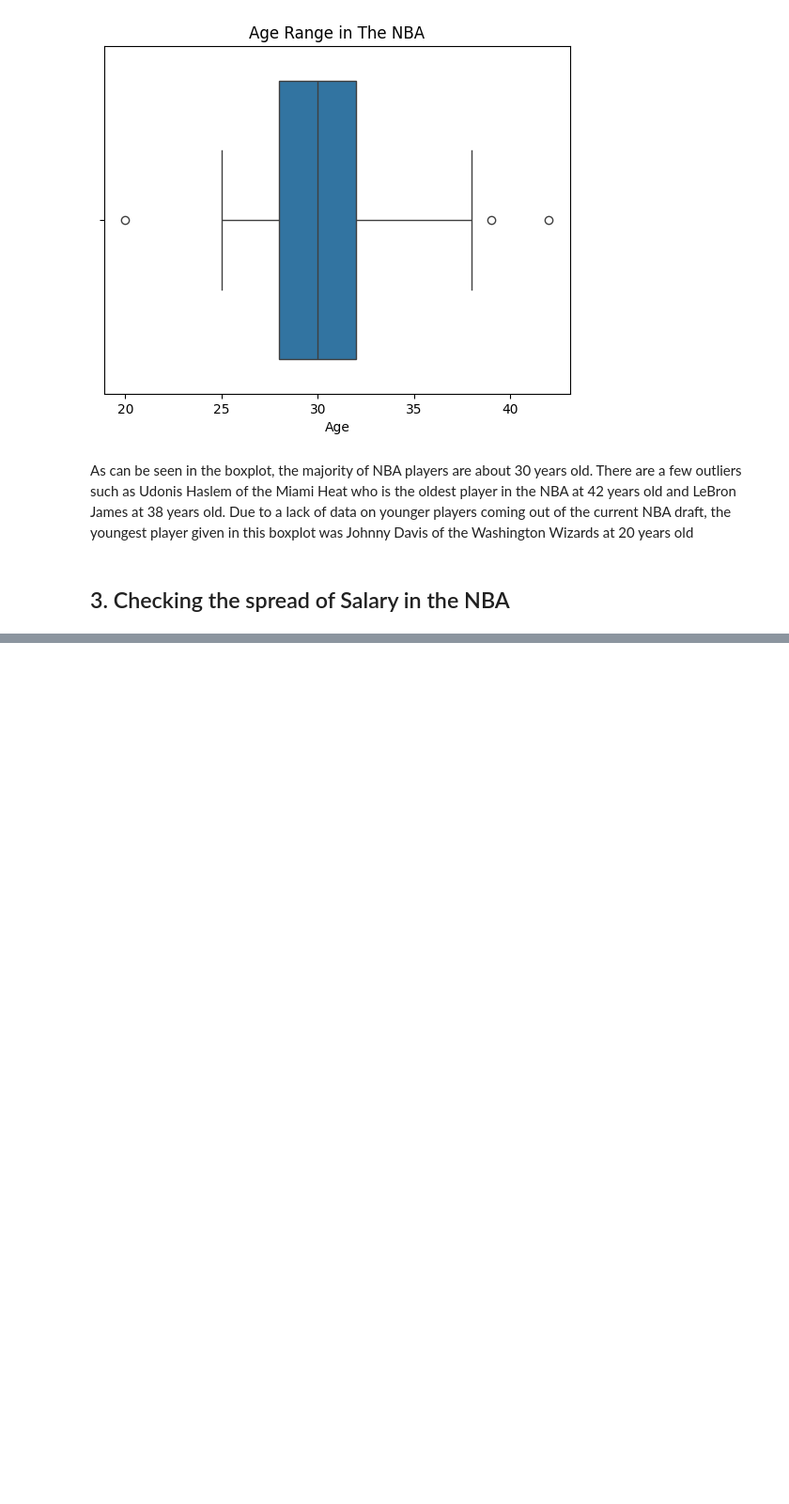
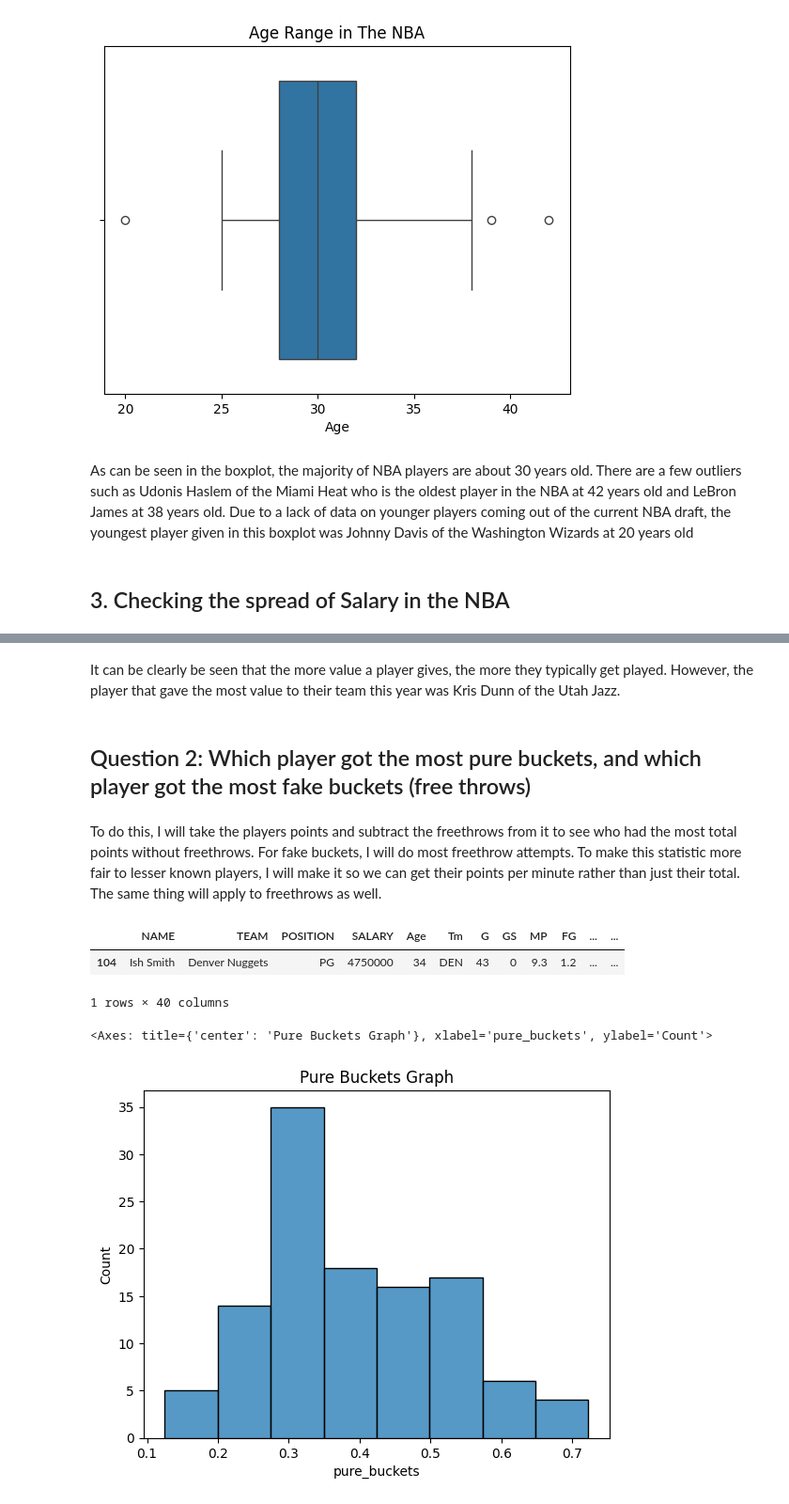
Before and after one commit to MPreys22/Data-Analysis, a Jupyter notebook: dataanalysis.ipynb, the cells around one changed output, grey strips where cells are left out. Shown: that part at 94% size. Saved outputs shown, nothing was run; the diff lists cells and outputs as text; code cells hidden in the pictures; blank space fills up the shorter version.

```diff
--- a/dataanalysis.ipynb
+++ b/dataanalysis.ipynb
@@ -153,0 +192,22 @@ As can be seen in the boxplot, the majority of NBA players are about 30 years ol
+# %% [markdown]
+It can be clearly be seen that the more value a player gives, the more they typically get played. However, the player that gave the most value to their team this year was Kris Dunn of the Utah Jazz.
+# %% [markdown]
+## Question 2: Which player got the most pure buckets, and which player got the most fake buckets (free throws)
+# %% [markdown]
+To do this, I will take the players points and subtract the freethrows from it to see who had the most total points without freethrows. For fake buckets, I will do most freethrow attempts. To make this statistic more fair to lesser known players, I will make it so we can get their points per minute rather than just their total. The same thing will apply to freethrows as well.
+# %%
+df1['pure_buckets'] = (df1['PTS'] / df1['MP']) - (df1['FT']/df1['MP'])
+df1['fake_buckets'] = (df1['FT']/df1['MP'])
+df1.loc[df1['pure_buckets'] == df1['pure_buckets'].max()]
+df1.loc[df1['fake_buckets'] == df1['fake_buckets'].min()]
+# %% [output]
+|  | NAME | TEAM | POSITION | SALARY | Age | Tm | G | GS | MP | FG | ... | ... |
+| 104 | Ish Smith | Denver Nuggets | PG | 4750000 | 34 | DEN | 43 | 0 | 9.3 | 1.2 | ... | ... |
+1 rows × 40 columns
+# %%
+# Graph of Pure buckets
+plt.title("Pure Buckets Graph")
+sns.histplot(data=df1, x='pure_buckets')
+# %% [output]
+<Axes: title={'center': 'Pure Buckets Graph'}, xlabel='pure_buckets', ylabel='Count'>
+[figure, added]
```
Also changed, not shown: parts of 14 cells of this notebook.
